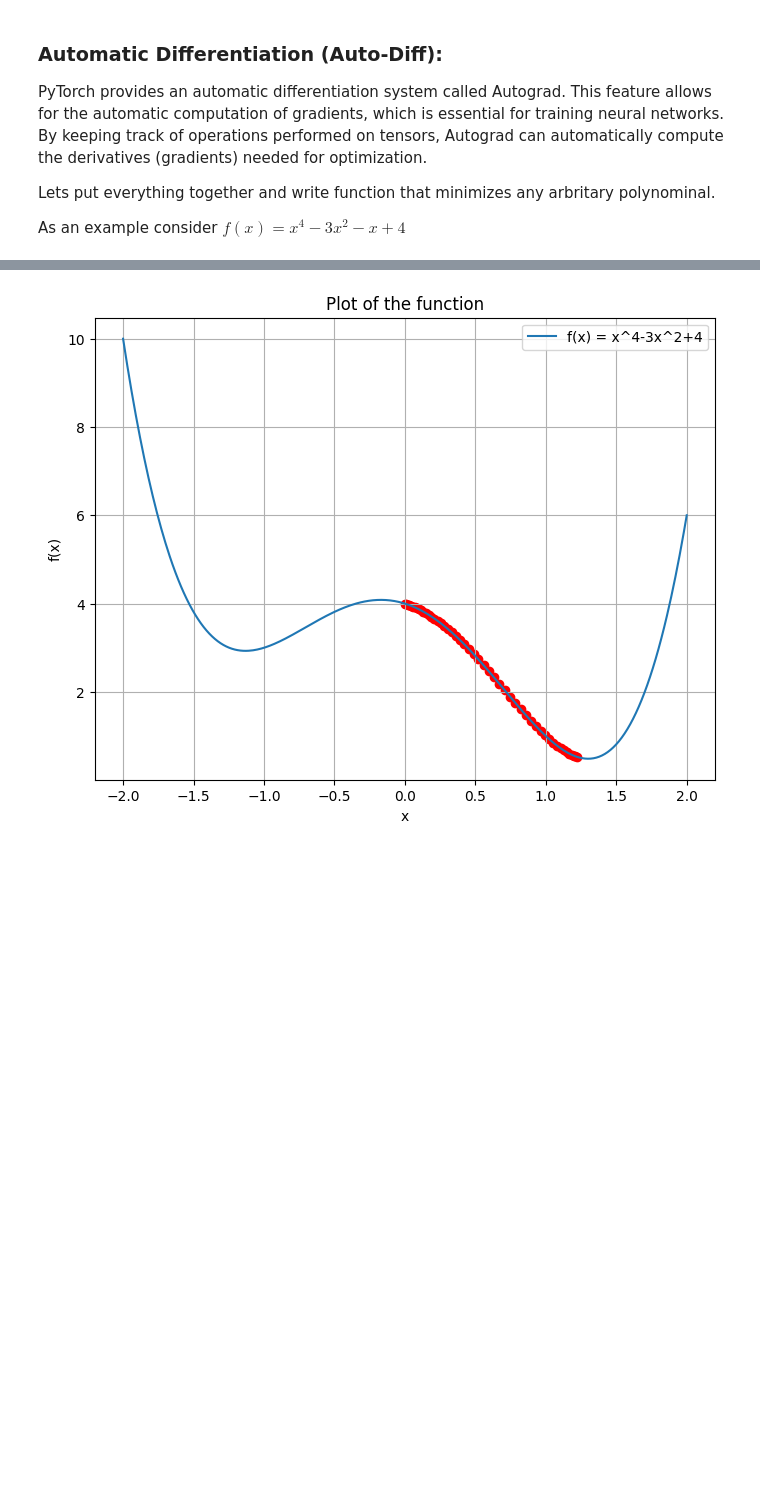
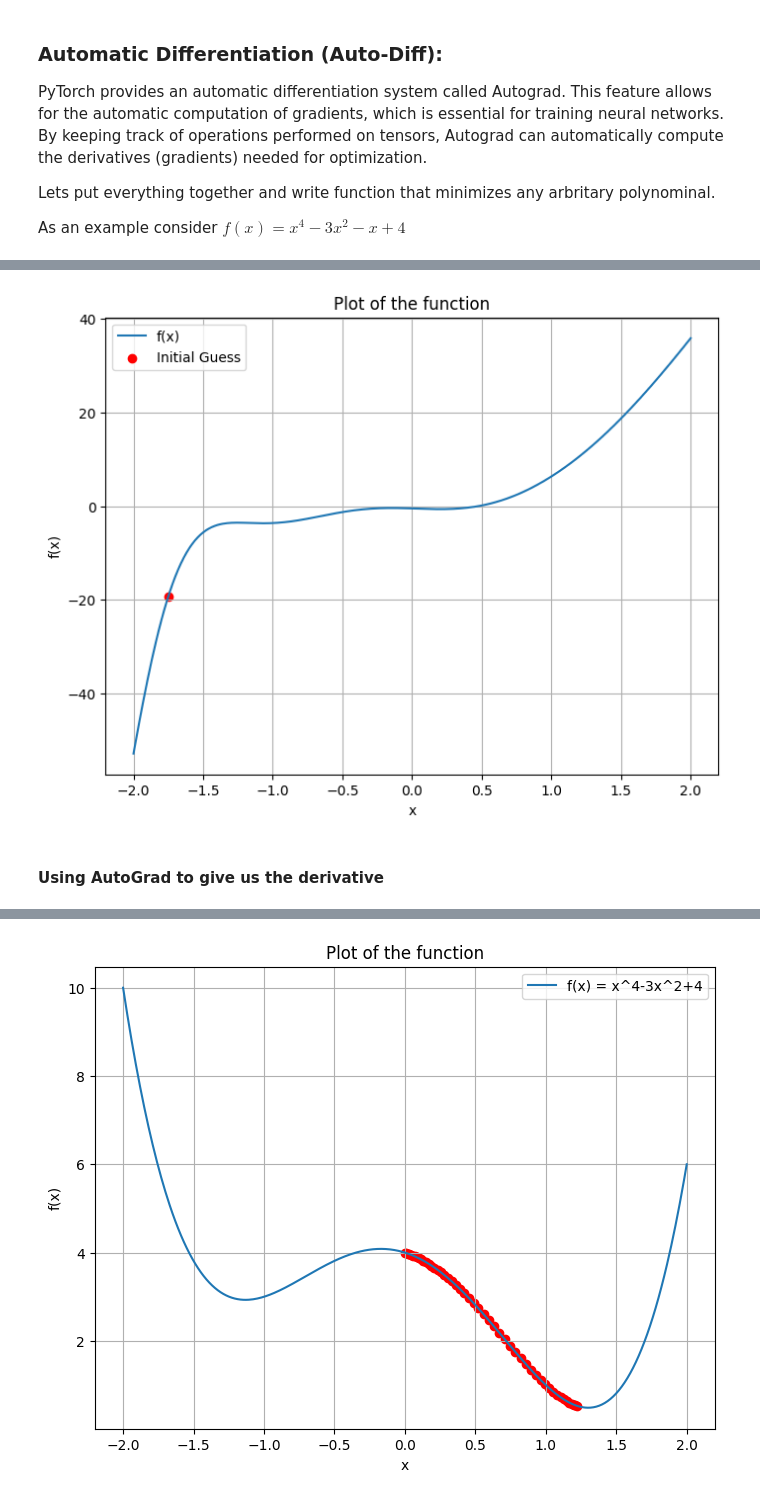
Before and after one commit to sousaUA/Neural-IR-hands-on, a Jupyter notebook: RI_practical_tutorial_1_Torch_background.ipynb, the cells around one changed output, grey strips where cells are left out. Cells and saved outputs as stored; diff of their text form; code cells hidden in the pictures; blank space fills up the shorter version.

```diff
--- a/RI_practical_tutorial_1_Torch_background.ipynb
+++ b/RI_practical_tutorial_1_Torch_background.ipynb
@@ -132,0 +177,9 @@ plt.show()
+# %%
+def d_autograd(x, f):
+  x = torch.tensor(x, requires_grad=True)
+
+  y = f(x)
+  y.backward()
+  return x.grad
+
+d_autograd(-1.75, polynominal)
@@ -133,3 +205,11 @@ plt.show()
+# %%
+d_f = partial(d_autograd, f=f)
+
+plot_function(d_f, -1.75)
+# %% [output]
+[figure, added]
+# %% [markdown]
+#### Using AutoGrad to give us the derivative
 # %%
 def minimize_polynominal(poly_func, initial_point, lr=0.01, iterations=50):
 
```
Also changed, not shown: parts of 13 cells of this notebook.
